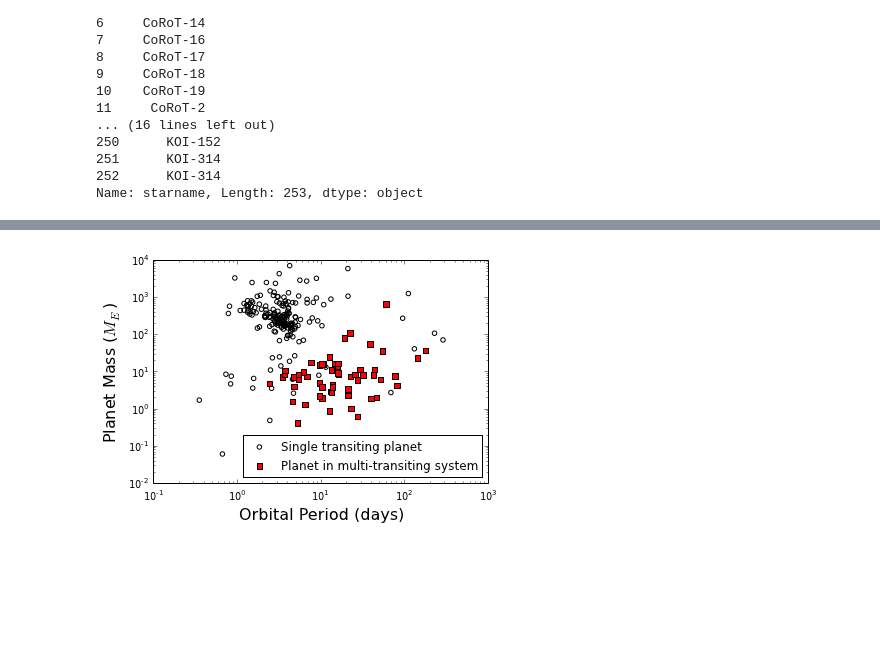
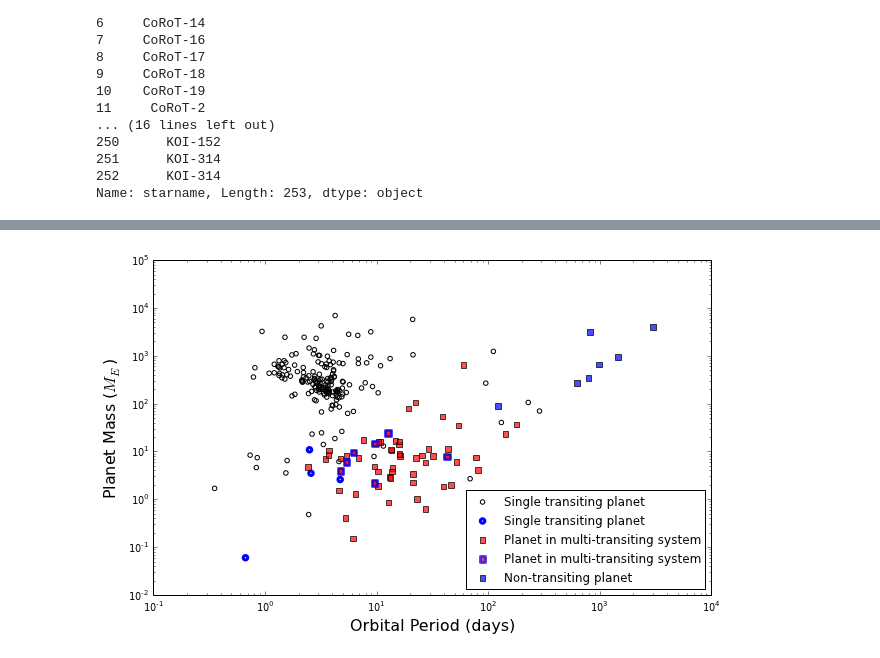
Before and after one commit to sealauren/IDL-programs, a Jupyter notebook: doppler_rvs/75732/multiplanet_stats.ipynb, the cells around one changed output, grey strips where cells are left out. Drawn from its saved outputs; the diff is of its cells as text; code cells hidden in the pictures; blank space fills up the shorter version.

Commit message:
Updated multiplanet statistics python routine.

```diff
--- a/doppler_rvs/75732/multiplanet_stats.ipynb
+++ b/doppler_rvs/75732/multiplanet_stats.ipynb
@@ -73,0 +54,15 @@ Name: multiplicity, Length: 253, dtype: int64
+# %%
+outer_planets = pd.DataFrame({'starname':['KOI-69','KOI-104','KOI-148','KOI-244','KOI-246','KOI-292','KOI-1442'],
+                             'per':[1460,820,982,123,625,789,3000],
+                             'm':[954,3126,657,89.90,267,344,4000]})
+# %%
+ix = []
+for o in outer_planets.starname:
+    ix.append(ravel(np.where(df.starname==o)))
+print ix
+import itertools
+outer_chain = list(itertools.chain(*ix))
+print outer_chain
+df['has_outer'] = [0]*len(df)
+df.ix[outer_chain,['has_outer']] = 1
+df.has_outer
@@ -78,17 +92,20 @@ singles = df[df.multiplicity == 1]
 # %%
-fig = plt.figure(figsize=(6,4))
+fig = plt.figure(figsize=(10,6))
 ax = fig.add_subplot(111,xscale='log',yscale='log')
 ax.scatter(singles.per, singles.m, label='Single transiting planet', color='None',edgecolors='k')
-ax.scatter(multis.per, multis.m, label='Planet in multi-transiting system', color='r', marker='s', edgecolors='k', s=30)
+ax.scatter(singles[singles.has_outer==1].per, singles[singles.has_outer==1].m, label='Single transiting planet', color='None',edgecolors='b', linewidth=3)
+ax.scatter(multis.per, multis.m, label='Planet in multi-transiting system', color='r', marker='s', edgecolors='k', s=30, alpha=0.7)
+ax.scatter(multis[multis.has_outer==1].per, multis[multis.has_outer==1].m, label='Planet in multi-transiting system', color='r', marker='s', edgecolors='b', s=30, alpha=0.7,linewidth=3)
+ax.scatter(outer_planets.per, outer_planets.m, label='Non-transiting planet', color='b', marker='s', edgecolors='k', s=30, alpha=0.7)
 ax.set_xlabel('Orbital Period (days)',fontsize=16)
 ax.set_ylabel('Planet Mass ($M_E$)',fontsize=16)
 #plt.suptitle('Transiting Planets with Masses as of Jan. 2014', fontsize=20)
 plt.axis = ([1e-1,1e3,1e-1,1e4])
-pylab.ylim([1e-2,1e4])
-pylab.xlim([1e-1,1e3])
+pylab.ylim([1e-2,1e5])
+pylab.xlim([1e-1,1e4])
 plt.legend(loc='lower right', scatterpoints=1)
 plt.savefig('/Users/lweiss/Dropbox/research/Keck/multis_mass_v_per.eps', format='eps', dpi=100)
 plt.savefig('/Users/lweiss/Dropbox/research/Keck/multis_mass_v_per.png',dpi=100)
 plt.show()
 # %% [output]
-[figure, old version]
+[figure, new version]
```
Also changed, not shown: parts of 4 cells of this notebook, 1 other file.
